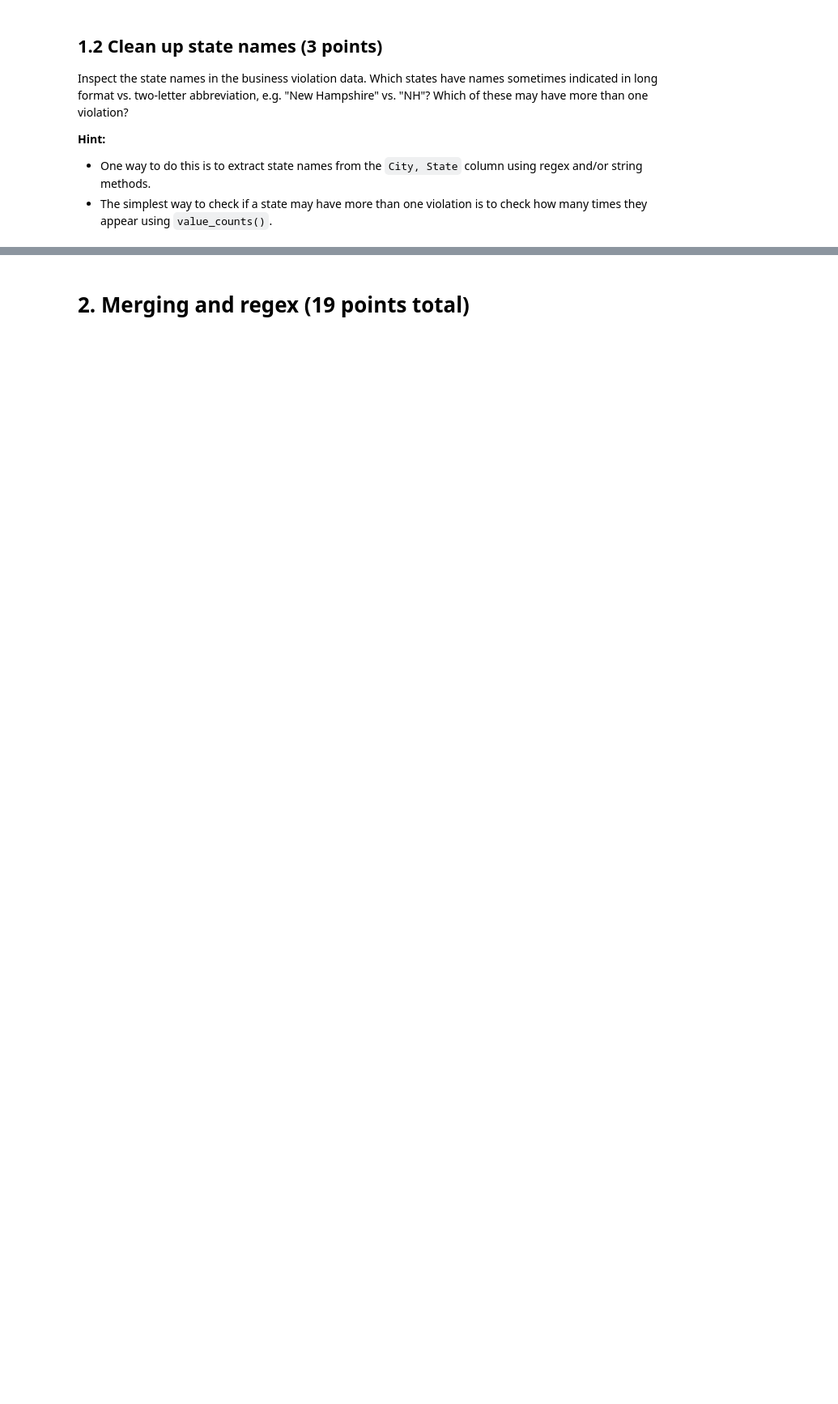
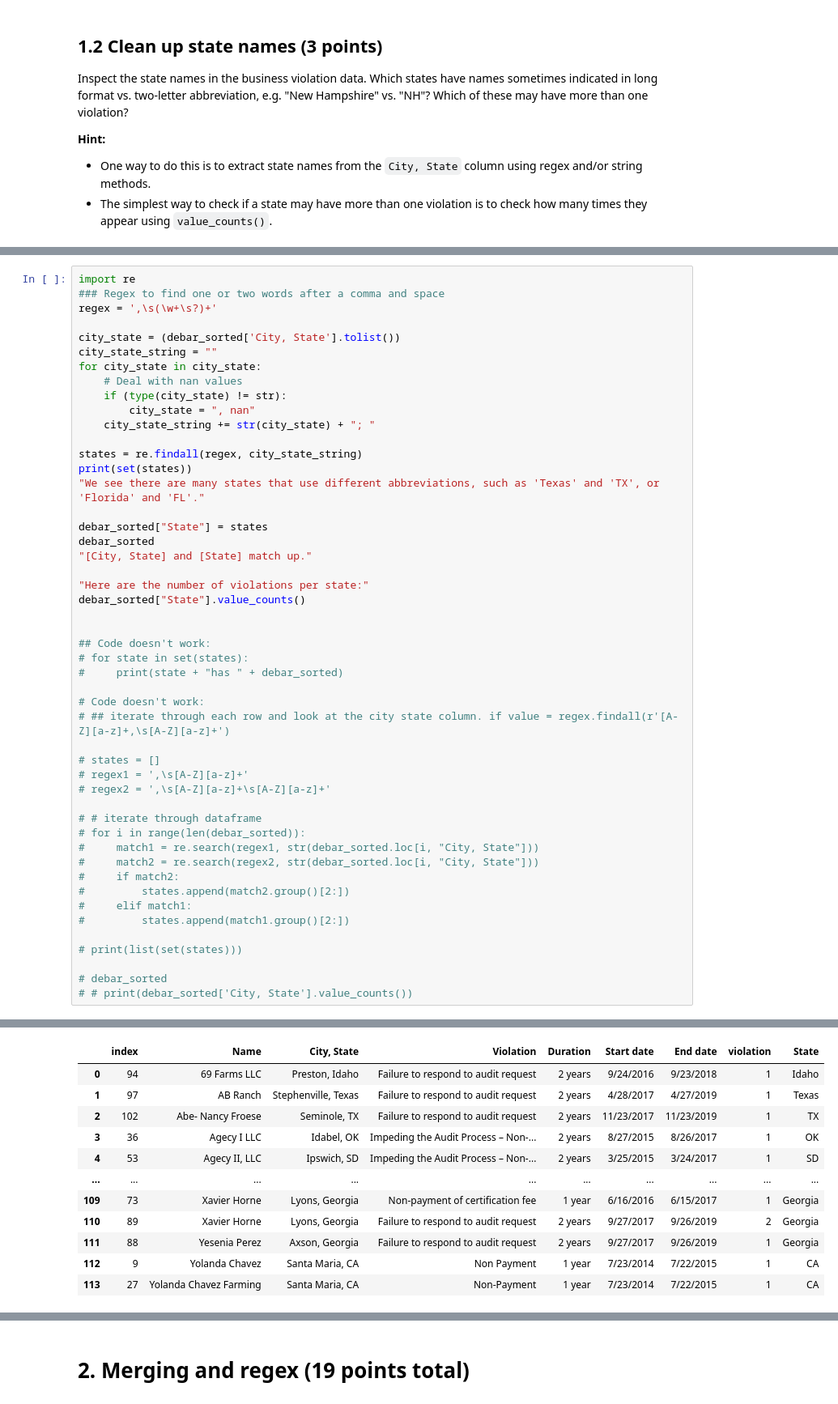
Before and after one commit to alexcraig043/qss-20, a Jupyter notebook: problemsets/pset3/pset3_blank.ipynb, the cells around one changed output, grey strips where cells are left out. Shown at 81% size. Saved outputs shown, nothing was run; the diff lists cells and outputs as text; blank space fills up the shorter version.

```diff
--- a/problemsets/pset3/pset3_blank.ipynb
+++ b/problemsets/pset3/pset3_blank.ipynb
@@ -75,0 +142,50 @@ Inspect the state names in the business violation data. Which states have names
+# %%
+import re
+### Regex to find one or two words after a comma and space
+regex = ',\s(\w+\s?)+'
+
+city_state = (debar_sorted['City, State'].tolist())
+city_state_string = ""
+for city_state in city_state:
+    # Deal with nan values
+    if (type(city_state) != str):
+        city_state = ", nan"
+    city_state_string += str(city_state) + "; "
+
+states = re.findall(regex, city_state_string)
+print(set(states))
+"We see there are many states that use different abbreviations, such as 'Texas' and 'TX', or 'Florida' and 'FL'."
+
+debar_sorted["State"] = states
+debar_sorted
+"[City, State] and [State] match up."
+
+"Here are the number of violations per state:"
+debar_sorted["State"].value_counts()
+
+
+## Code doesn't work:
+# for state in set(states):
+#     print(state + "has " + debar_sorted)
+
+# Code doesn't work:
+# ## iterate through each row and look at the city state column. if value = regex.findall(r'[A-Z][a-z]+,\s[A-Z][a-z]+')
+
+# states = []
+# regex1 = ',\s[A-Z][a-z]+'
+# regex2 = ',\s[A-Z][a-z]+\s[A-Z][a-z]+'
+
+# # iterate through dataframe
+# for i in range(len(debar_sorted)):
+#     match1 = re.search(regex1, str(debar_sorted.loc[i, "City, State"]))
+#     match2 = re.search(regex2, str(debar_sorted.loc[i, "City, State"]))
+#     if match2:
+#         states.append(match2.group()[2:])
+#     elif match1:
+#         states.append(match1.group()[2:])
+
+# print(list(set(states)))
+
+# debar_sorted
+# # print(debar_sorted['City, State'].value_counts())
+# %% [output]
@@ -75,0 +194,12 @@ Inspect the state names in the business violation data. Which states have names
+|  | index | Name | City, State | Violation | Duration | Start date | End date | violation | State |
+| 0 | 94 | 69 Farms LLC | Preston, Idaho | Failure to respond to audit request | 2 years | 9/24/2016 | 9/23/2018 | 1 | Idaho |
+| 1 | 97 | AB Ranch | Stephenville, Texas | Failure to respond to audit request | 2 years | 4/28/2017 | 4/27/2019 | 1 | Texas |
+| 2 | 102 | Abe- Nancy Froese | Seminole, TX | Failure to respond to audit request | 2 years | 11/23/2017 | 11/23/2019 | 1 | TX |
+| 3 | 36 | Agecy I LLC | Idabel, OK | Impeding the Audit Process – Non-... | 2 years | 8/27/2015 | 8/26/2017 | 1 | OK |
+| 4 | 53 | Agecy II, LLC | Ipswich, SD | Impeding the Audit Process – Non-... | 2 years | 3/25/2015 | 3/24/2017 | 1 | SD |
+| ... | ... | ... | ... | ... | ... | ... | ... | ... | ... |
+| 109 | 73 | Xavier Horne | Lyons, Georgia | Non-payment of certification fee | 1 year | 6/16/2016 | 6/15/2017 | 1 | Georgia |
+| 110 | 89 | Xavier Horne | Lyons, Georgia | Failure to respond to audit request | 2 years | 9/27/2017 | 9/26/2019 | 2 | Georgia |
+| 111 | 88 | Yesenia Perez | Axson, Georgia | Failure to respond to audit request | 2 years | 9/27/2017 | 9/26/2019 | 1 | Georgia |
+| 112 | 9 | Yolanda Chavez | Santa Maria, CA | Non Payment | 1 year | 7/23/2014 | 7/22/2015 | 1 | CA |
+| 113 | 27 | Yolanda Chavez Farming | Santa Maria, CA | Non-Payment | 1 year | 7/23/2014 | 7/22/2015 | 1 | CA |
```
Also changed, not shown: parts of 28 cells of this notebook.
